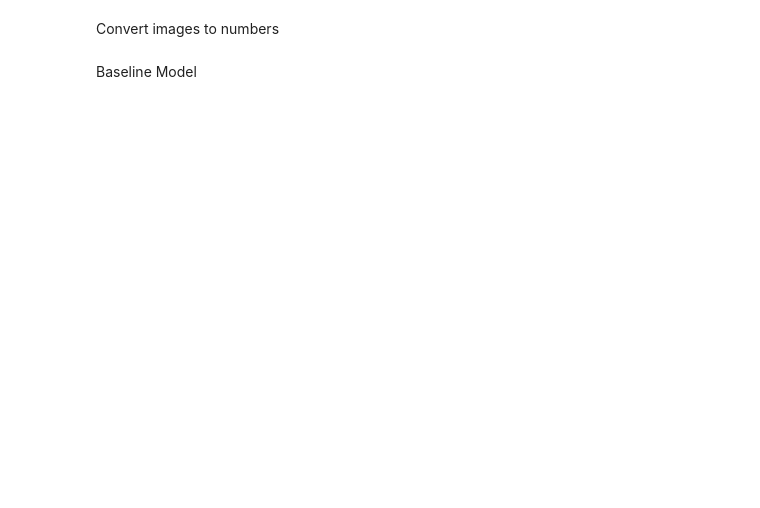
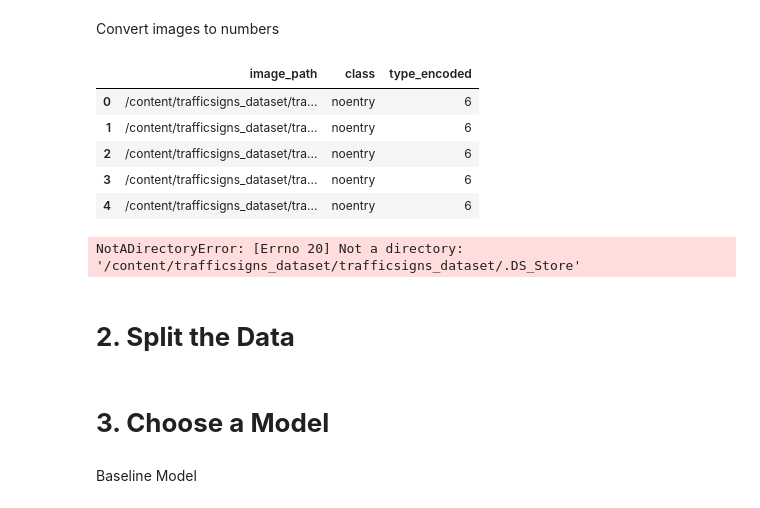
Before and after one commit to afrahhassan/afrahhassan, a Jupyter notebook: assignment2.ipynb, the cells around one changed output. Saved outputs shown, nothing was run; the diff lists cells and outputs as text; code cells hidden in the pictures; blank space fills up the shorter version.

```diff
--- a/assignment2.ipynb
+++ b/assignment2.ipynb
@@ -83,0 +221,68 @@ Convert images to numbers
+# %%
+from sklearn.preprocessing import LabelEncoder
+# Create separate LabelEncoder objects for shape and type
+shape_encoder = LabelEncoder()
+type_encoder = LabelEncoder()
+
+# Encode the shape and type columns
+data_1['shape_encoded'] = shape_encoder.fit_transform(data_1['class'])  #7398
+data_2['type_encoded'] = type_encoder.fit_transform(data_2['class'])  #7398
+
+# Now you can train your models using the encoded columns
+# %%
+data_2.head()
+# %% [output]
+|  | image_path | class | type_encoded |
+| 0 | /content/trafficsigns_dataset/tra... | noentry | 6 |
+| 1 | /content/trafficsigns_dataset/tra... | noentry | 6 |
+| 2 | /content/trafficsigns_dataset/tra... | noentry | 6 |
+| 3 | /content/trafficsigns_dataset/tra... | noentry | 6 |
+| 4 | /content/trafficsigns_dataset/tra... | noentry | 6 |
+# %%
+import os
+import cv2
+import numpy as np
+from tensorflow.keras.utils import to_categorical
+
+# Define the path to the dataset
+dataset_path = '/content/trafficsigns_dataset'
+
+# Load the images and labels
+images = []
+labels = []
+
+for sign_type_folder in os.listdir(dataset_path):
+    for sign_shape_folder in os.listdir(os.path.join(dataset_path, sign_type_folder)):
+        for image_filename in os.listdir(os.path.join(dataset_path, sign_type_folder, sign_shape_folder)):
+            image_path = os.path.join(dataset_path, sign_type_folder, sign_shape_folder, image_filename)
+
+            # Skip hidden files and directories
+            if image_filename.startswith('.'):
+                continue
+
+            # Load the image
+            image = cv2.imread(image_path)
+
+            # Check if the file is an image
+            if image is None:
+                print(f"Skipping non-image file: {image_path}")
+                continue
+
+            # Preprocess the image
+            image = cv2.resize(image, (28, 28))
+            image = cv2.cvtColor(image, cv2.COLOR_BGR2GRAY)
+            images.append(image)
+
+            # Convert the sign type and shape to numerical labels
+            sign_type_label = sign_type_folder
+            sign_shape_label = sign_shape_folder
+            labels.append([sign_type_label, sign_shape_label])
+
+# Normalize the images
+images = np.array(images) / 255.0
+
+# Convert the labels to one-hot encoded format
+# %% [output]
+NotADirectoryError: [Errno 20] Not a directory: '/content/trafficsigns_dataset/trafficsigns_dataset/.DS_Store'
+# %% [markdown]
+# **2. Split the Data**
@@ -84,2 +307,4 @@ Convert images to numbers
+# %% [markdown]
+# **3. Choose a Model**
 # %% [markdown]
 Baseline Model
```
Also changed, not shown: parts of 29 cells of this notebook.
